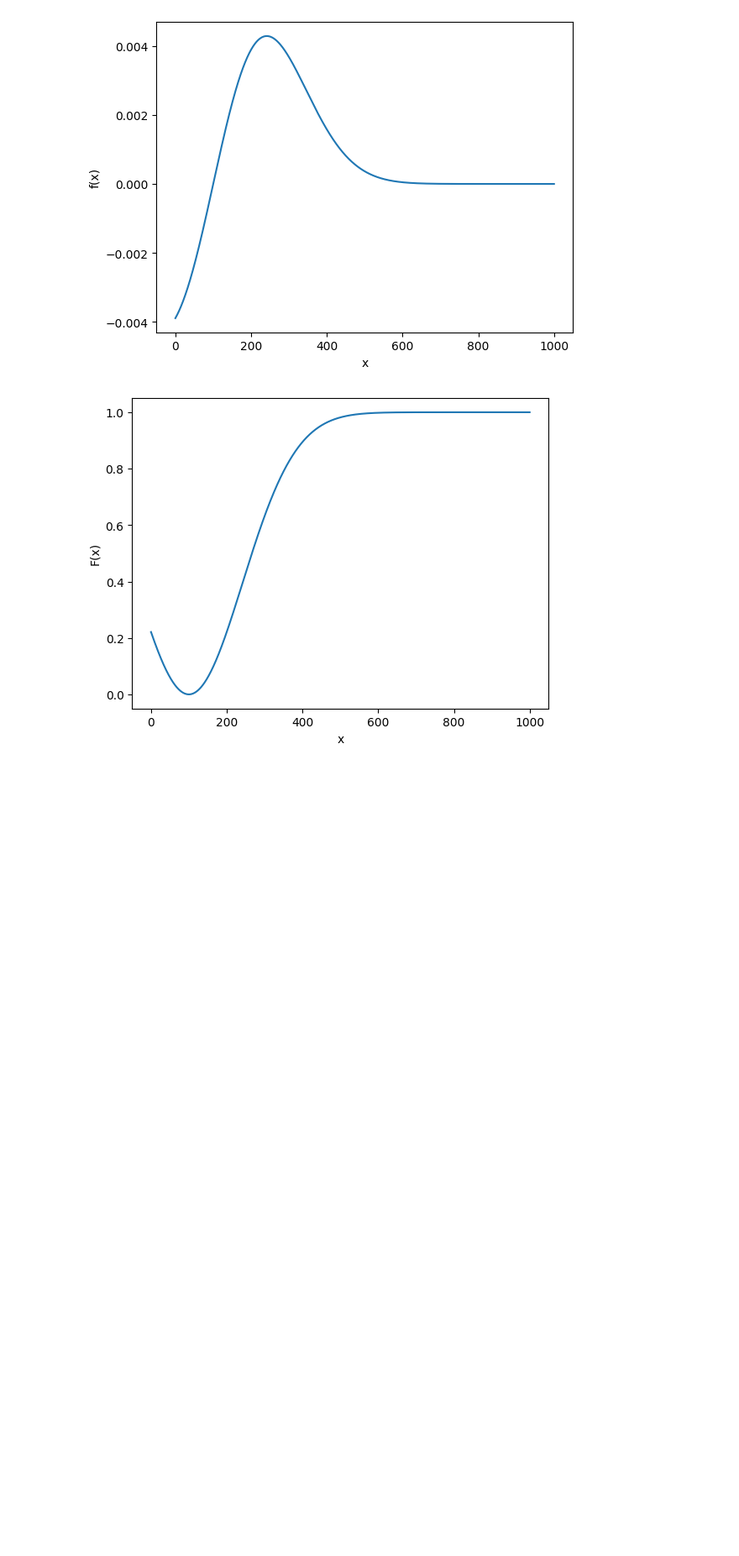
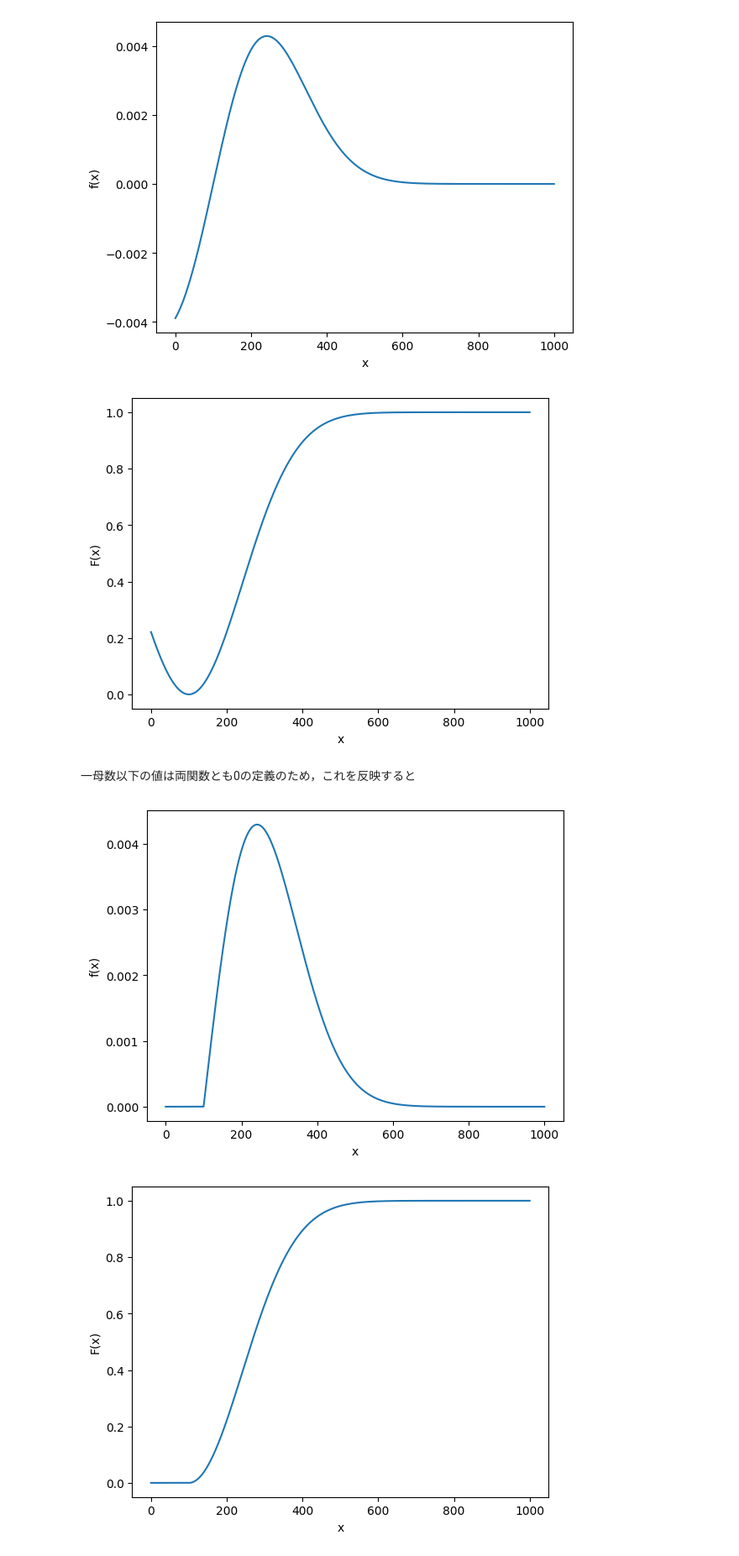
Before and after one commit to yusaku-m/Statistical-Analysis, a Jupyter notebook: 02_ProbabilityDistribution.ipynb, the cells around one changed output. Shown at 84% size. Drawn from its saved outputs; the diff is of its cells as text; code cells hidden in the pictures; blank space fills up the shorter version.

```diff
--- a/1st_week_ProbabilityDistribution.ipynb
+++ b/02_ProbabilityDistribution.ipynb
@@ -86,3 +86,12 @@ show_plot(x,fx, label); show_plot(x,Fx, Label,0)
 # %% [output]
 [figure]
 [figure]
+# %% [markdown]
+一母数以下の値は両関数とも0の定義のため，これを反映すると
+# %%
+alpha = np.where(x < gamma, 0, 1) #x<gammaに該当する箇所は0,それ以外は1の係数を用意
+fx = fx * alpha; Fx = Fx * alpha
+show_plot(x,fx, label); show_plot(x,Fx, Label,0)
+# %% [output]
+[figure, added]
+[figure, added]
```
Also changed, not shown: 2 other files.
